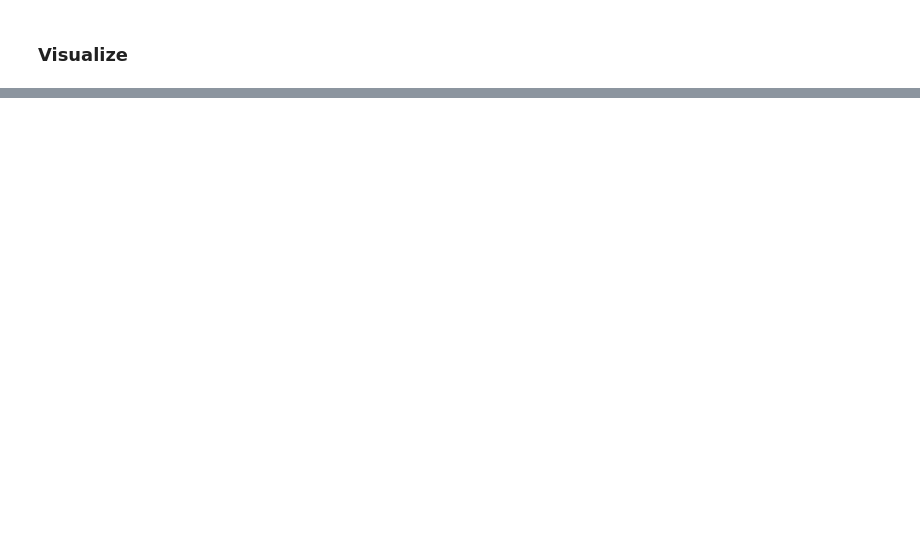
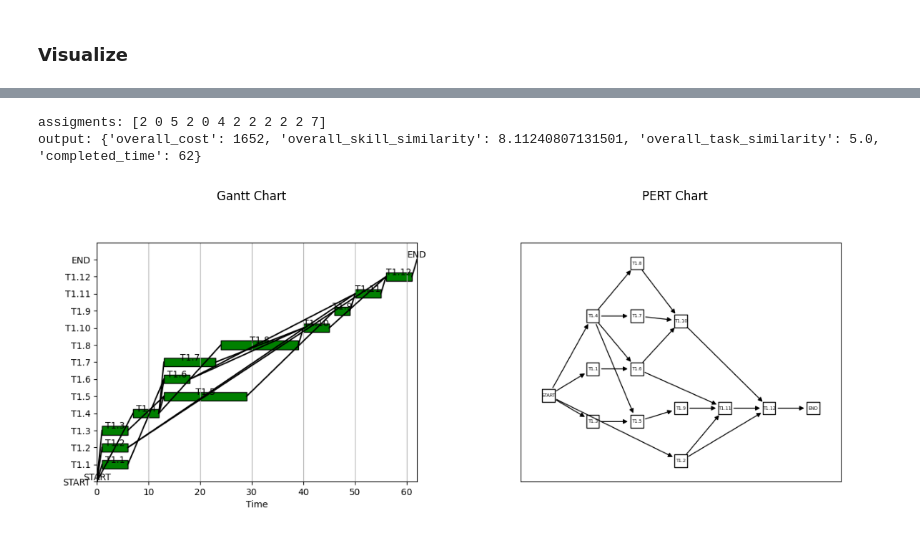
Before and after one commit to 5-Niubi/algorithmns, a Jupyter notebook: nsga2-with-rcpsp.ipynb, the cells around one changed output, grey strips where cells are left out. Saved outputs shown, nothing was run; the diff lists cells and outputs as text; code cells hidden in the pictures; blank space fills up the shorter version.

```diff
--- a/nsga2-with-rcpsp.ipynb
+++ b/nsga2-with-rcpsp.ipynb
@@ -435,0 +436,12 @@ output: {'overall_cost': 1220, 'overall_skill_similarity': 7.909239045559973, 'o
+# %%
+top = 1
+
+output = schedule_graph.apply_assignment(assignment_list = best_list[top])
+print(f"assigments: {best_list[top]}")
+print(f"output: {output}")
+
+schedule_graph.visualize()
+# %% [output]
+assigments: [2 0 5 2 0 4 2 2 2 2 2 7]
+output: {'overall_cost': 1652, 'overall_skill_similarity': 8.11240807131501, 'overall_task_similarity': 5.0, 'completed_time': 62}
+[figure, added]
```
Also changed, not shown: parts of 8 cells of this notebook, 3 other files.
